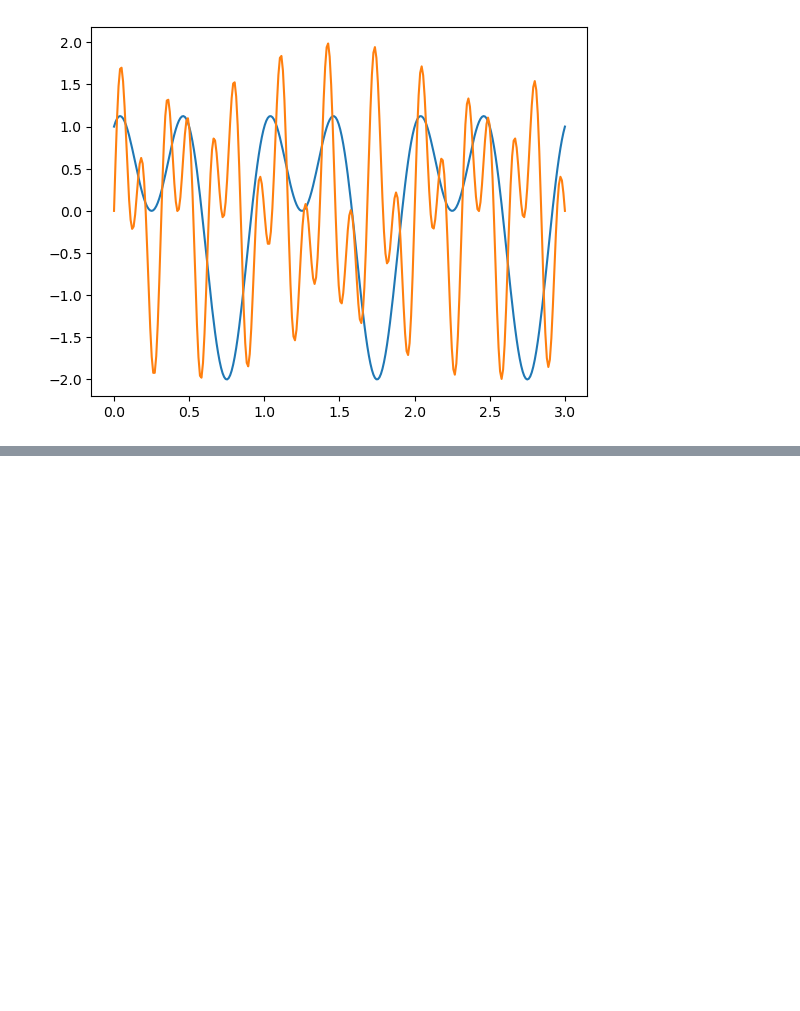
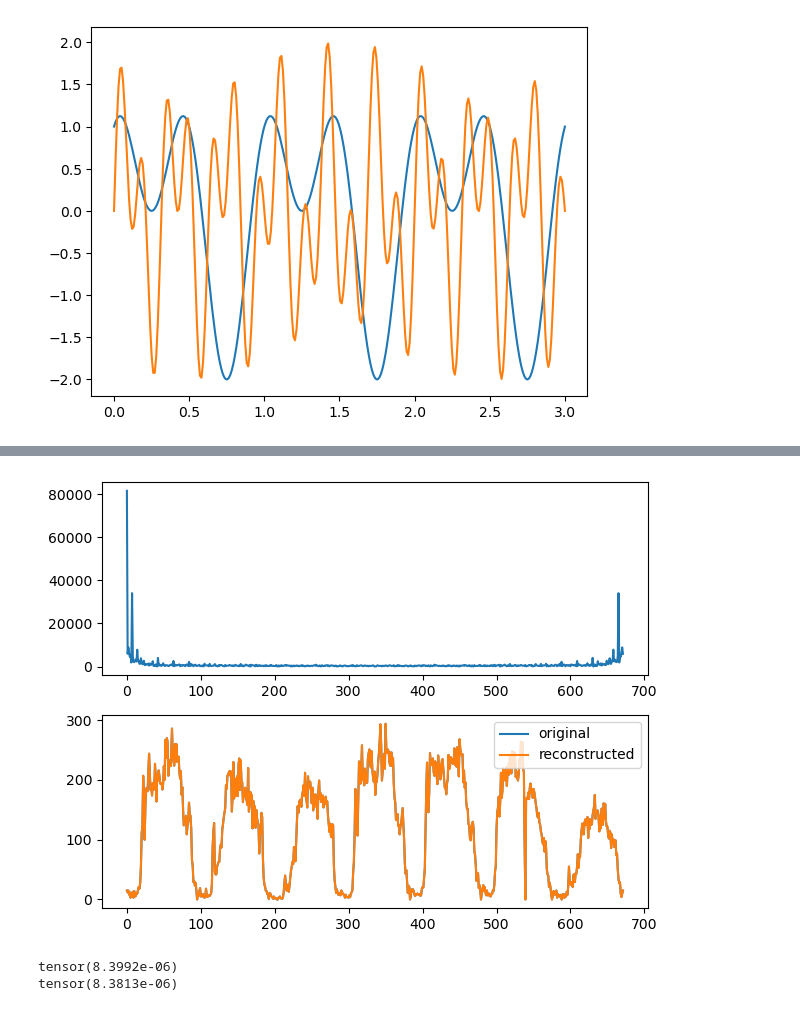
Before and after one commit to kolusask/IDP, a Jupyter notebook: test_fft.ipynb, the cells around one changed output, grey strips where cells are left out. Cells and saved outputs as stored; diff of their text form; code cells hidden in the pictures; blank space fills up the shorter version.

```diff
--- a/test_fft.ipynb
+++ b/test_fft.ipynb
@@ -78,0 +121,20 @@ plt.plot(freq[:plot_len], sig_resid_fft[:plot_len])
+# %%
+fft_q = torch.fft.fft(mat_q_week)
+fig, axes = plt.subplots(2, 1)
+axes[0].plot(torch.abs(fft_q))
+axes[1].plot(mat_q_week, label='original')
+axes[1].plot(torch.abs(torch.fft.ifft(fft_q)), label='reconstructed')
+axes[1].legend()
+fig.tight_layout()
+fig.show()
+# %% [output]
+[figure, added]
+# %%
+restored = torch.fft.ifft(fft_q)
+def mae(a, b):
+    return torch.mean(torch.abs(a - b))
+print(mae(mat_q_week, torch.abs(restored)))
+print(mae(mat_q_week, torch.real(restored)))
+# %% [output]
+tensor(8.3992e-06)
+tensor(8.3813e-06)
```
Also changed, not shown: parts of 12 cells of this notebook, 2 other files.
